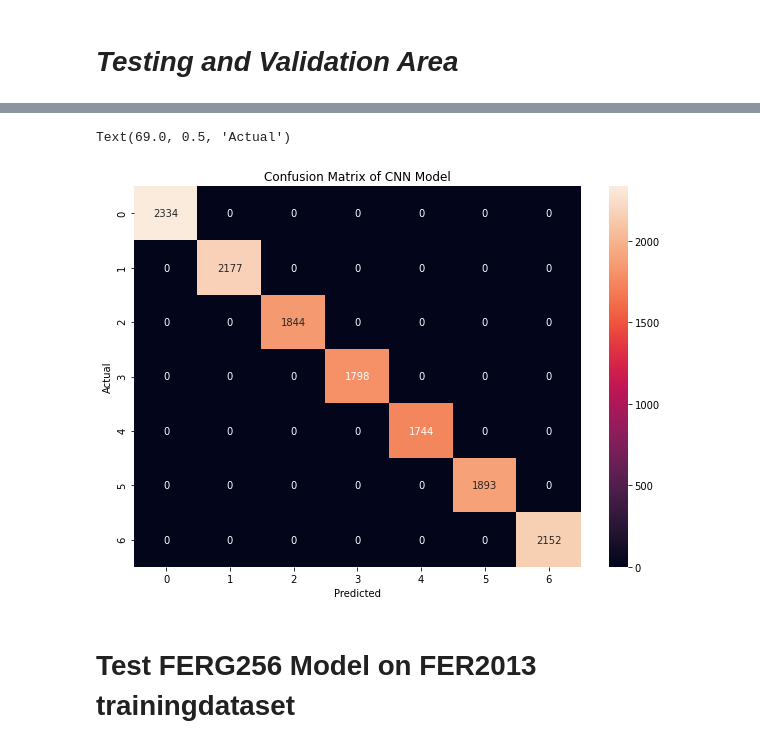
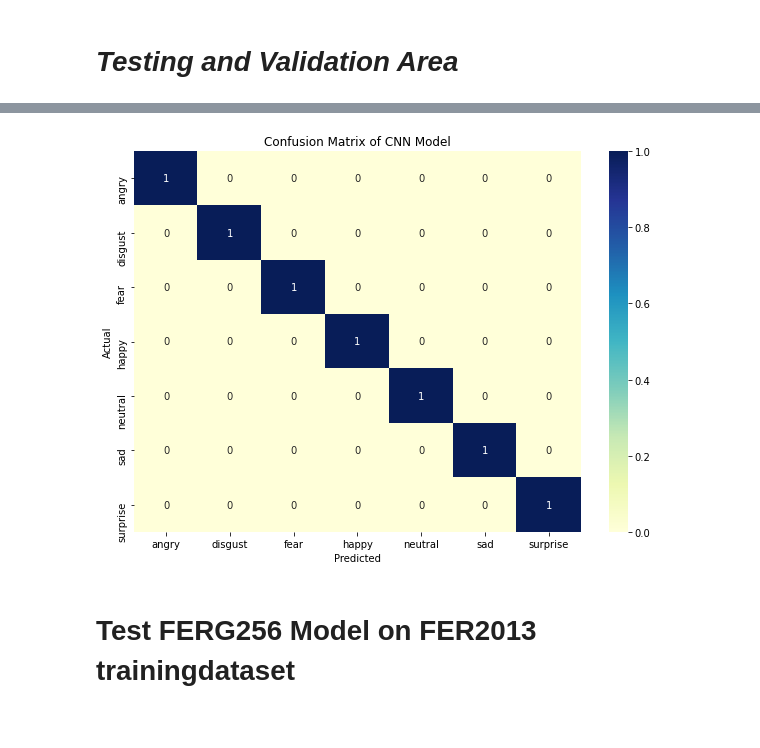
Before and after one commit to holzweber/FacialEmotionRecognition, a Jupyter notebook: ML/Holzweber_11803108_FER_FERG256.ipynb, the cells around one changed output, grey strips where cells are left out. Cells and saved outputs as stored; diff of their text form; code cells hidden in the pictures.

```diff
--- a/ML/Holzweber_11803108_FER_FERG256.ipynb
+++ b/ML/Holzweber_11803108_FER_FERG256.ipynb
@@ -164,7 +176,7 @@ model2020.save('model2020_FERG256_100px.h5')
 # %%
 acc = history.history['accuracy']
 # %%
-loaded_model = tf.keras.models.load_model("model2020_FERG256_100px.h5")
+loaded_model = tf.keras.models.load_model("./SavedModels/model2020_FERG256_100px.h5")
 # %%
 test_loss, test_acc = model2020.evaluate(test_data, test_label, verbose=2)
 # %%
@@ -198,28 +188,33 @@ Text(0.5, 0, 'happy')
 # %%
 ## Create Confusion Matrix of learn model
 # %%
-def getConfusionMatrix(dataset,labels):
-    predicted = model2020.predict(dataset)
+def getConfusionMatrix(model):
+    predicted = model.predict(test_data) #prediction vektor of the loaded test_data
     y_pred = []
-    for i in range(0, len(labels)):
-        y_pred.append(np.argmax(predicted[i,:]))
-    y_pred = np.array(y_pred)
-    return confusion_matrix(labels, y_pred)
+    y_true = []
+    for i in range(0, len(test_label)):
+        y_true.append(emotion_classes[test_label[i]]) #create a vektor with emotion_labels
+        y_pred.append(emotion_classes[np.argmax(predicted[i,:])])
+    y_pred = np.array(y_pred) # cast both vektors to np. arrays as needed by the confusion_matrix function
+    y_true = np.array(y_true)
+    return confusion_matrix(y_true, y_pred, labels = emotion_classes, normalize='true')
 # %%
-conmatrix = getConfusionMatrix(test_data,test_label)
-df_cm = pd.DataFrame(conmatrix, index = [i for i in "0123456"],
-                  columns = [i for i in "0123456"])
+def printConfusionMatrix(model):
+    conmatrix = getConfusionMatrix(model)
+    df_cm = pd.DataFrame(conmatrix, index = [i for i in emotion_classes],
+                  columns = [i for i in emotion_classes])
 
-plt.figure(figsize = (10,7))
-sn.heatmap(df_cm, annot=True,fmt="d")
-plt.title('Confusion Matrix of CNN Model')
-# Set x-axis label
-plt.xlabel('Predicted')
-# Set y-axis label
-plt.ylabel('Actual')
+    plt.figure(figsize = (10,7))
+    sn.heatmap(df_cm, annot=True, cmap="YlGnBu")
+    plt.title('Confusion Matrix of CNN Model')
+    # Set x-axis label
+    plt.xlabel('Predicted')
+    # Set y-axis label
+    plt.ylabel('Actual')
-# %% [output]
-Text(69.0, 0.5, 'Actual')
-[figure, removed]
+# %%
+printConfusionMatrix(loaded_model)
+# %% [output]
+[figure, added]
 # %% [markdown]
 # Test FERG256 Model on FER2013 trainingdataset
 # %%
```
Also changed, not shown: parts of 14 cells of this notebook, 2 other files.
